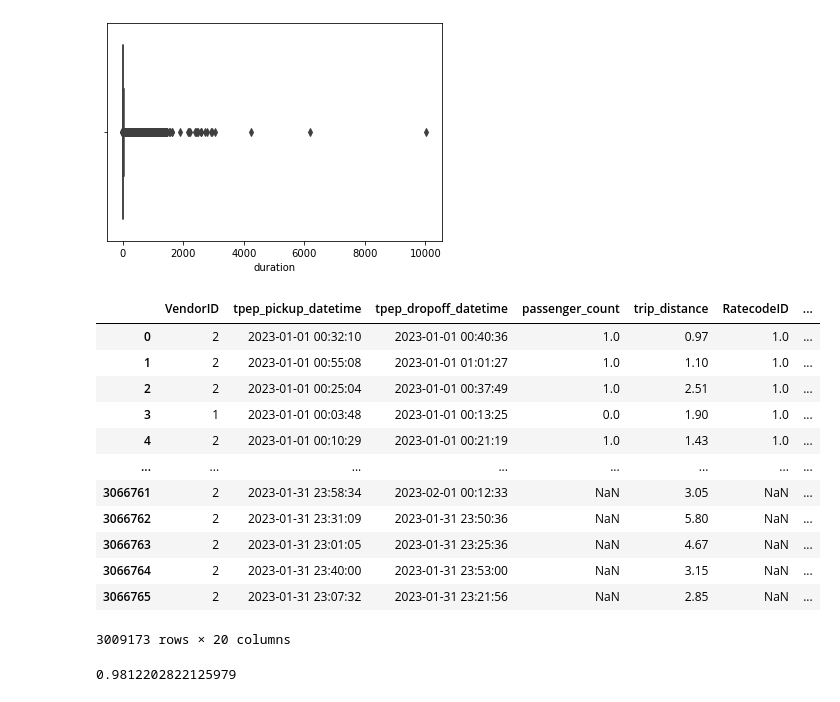
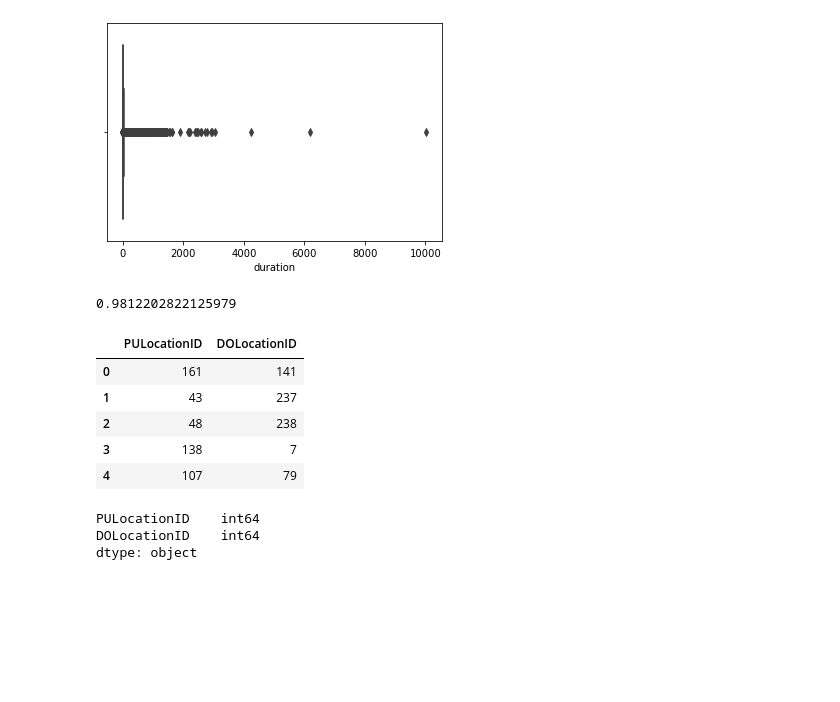
Before and after one commit to Chaima00/mlops-zoomcamp, a Jupyter notebook: 1-Intro/Duration_Trip.ipynb, the cells around one changed output. Drawn from its saved outputs; the diff is of its cells as text; code cells hidden in the pictures; blank space fills up the shorter version.

```diff
--- a/1-Intro/Duration_Trip.ipynb
+++ b/1-Intro/Duration_Trip.ipynb
@@ -70,23 +70,28 @@ sns.boxplot(df1['duration'])
 # %% [output]
 <AxesSubplot:xlabel='duration'>
 [figure]
-# %%
-df1[(df1['duration']<= 60) & (df1['duration'] >= 1)]
-# %% [output]
-|  | VendorID | tpep_pickup_datetime | tpep_dropoff_datetime | passenger_count | trip_distance | RatecodeID | ... |
-| 0 | 2 | 2023-01-01 00:32:10 | 2023-01-01 00:40:36 | 1.0 | 0.97 | 1.0 | ... |
-| 1 | 2 | 2023-01-01 00:55:08 | 2023-01-01 01:01:27 | 1.0 | 1.10 | 1.0 | ... |
-| 2 | 2 | 2023-01-01 00:25:04 | 2023-01-01 00:37:49 | 1.0 | 2.51 | 1.0 | ... |
-| 3 | 1 | 2023-01-01 00:03:48 | 2023-01-01 00:13:25 | 0.0 | 1.90 | 1.0 | ... |
-| 4 | 2 | 2023-01-01 00:10:29 | 2023-01-01 00:21:19 | 1.0 | 1.43 | 1.0 | ... |
-| ... | ... | ... | ... | ... | ... | ... | ... |
-| 3066761 | 2 | 2023-01-31 23:58:34 | 2023-02-01 00:12:33 | NaN | 3.05 | NaN | ... |
-| 3066762 | 2 | 2023-01-31 23:31:09 | 2023-01-31 23:50:36 | NaN | 5.80 | NaN | ... |
-| 3066763 | 2 | 2023-01-31 23:01:05 | 2023-01-31 23:25:36 | NaN | 4.67 | NaN | ... |
-| 3066764 | 2 | 2023-01-31 23:40:00 | 2023-01-31 23:53:00 | NaN | 3.15 | NaN | ... |
-| 3066765 | 2 | 2023-01-31 23:07:32 | 2023-01-31 23:21:56 | NaN | 2.85 | NaN | ... |
-3009173 rows × 20 columns
 # %%
 df1[(df1['duration']<= 60) & (df1['duration'] >= 1)].shape[0]/df1.shape[0]
 # %% [output]
 0.9812202822125979
+# %%
+df1 = df1[(df1['duration']<= 60) & (df1['duration'] >= 1)]
+# %%
+feats = ['PULocationID', 'DOLocationID']
+
+df3 = df1[feats]
+# %%
+df3.head()
+# %% [output]
+|  | PULocationID | DOLocationID |
+| 0 | 161 | 141 |
+| 1 | 43 | 237 |
+| 2 | 48 | 238 |
+| 3 | 138 | 7 |
+| 4 | 107 | 79 |
+# %%
+df3.dtypes
+# %% [output]
+PULocationID    int64
+DOLocationID    int64
+dtype: object
```
Also changed, not shown: parts of 20 cells of this notebook.
